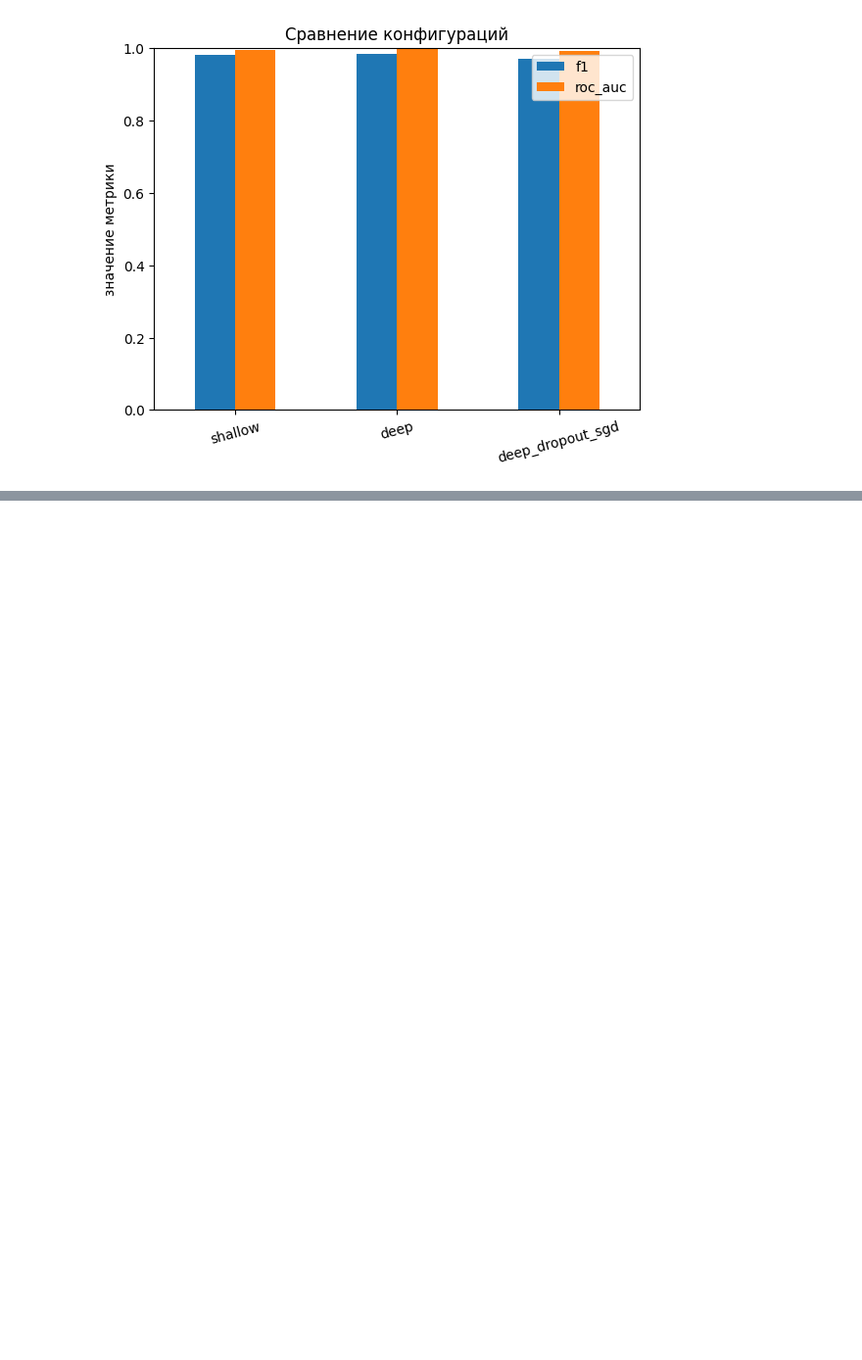
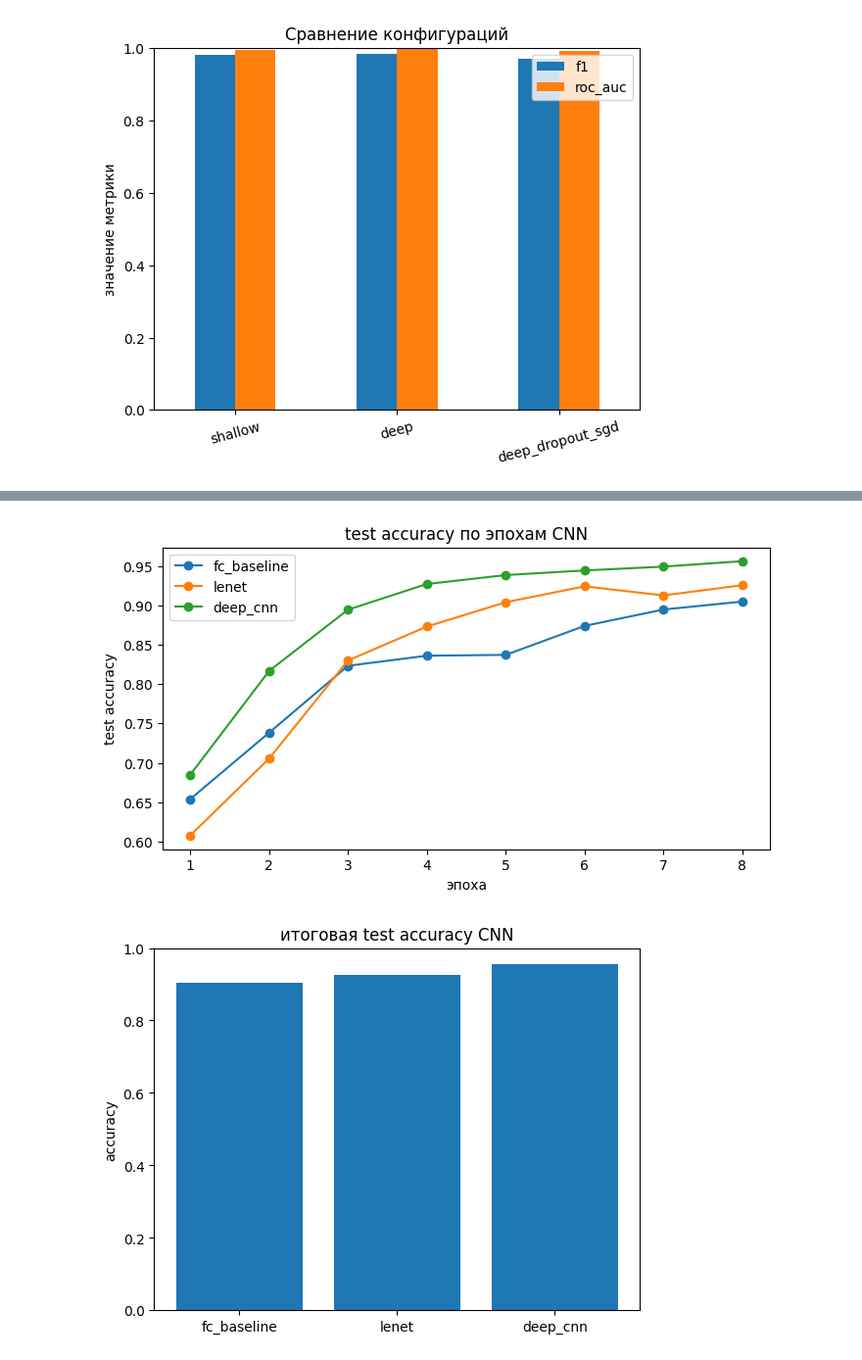
Before and after one commit to VladislavKostylev/GP5, a Jupyter notebook: GroupProject5.ipynb, the cells around one changed output, grey strips where cells are left out. Shown at 98% size. Drawn from its saved outputs; the diff is of its cells as text; code cells hidden in the pictures; blank space fills up the shorter version.

```diff
--- a/GroupProject5.ipynb
+++ b/GroupProject5.ipynb
@@ -447,0 +648,14 @@ deep_dropout_sgd  0.970    0.992     0.970
+# %%
+history_cnn = {}
+
+cfg = CFG_IMG()
+cfg.name = 'img_fc_baseline'
+history_cnn['fc_baseline'] = run_cnn(FCBaseline(n_classes), cfg)
+
+cfg = CFG_IMG()
+cfg.name = 'img_lenet'
+history_cnn['lenet'] = run_cnn(LeNetCNN(n_classes), cfg)
+
+cfg = CFG_IMG()
+cfg.name = 'img_deepcnn'
+history_cnn['deep_cnn'] = run_cnn(DeepCNN(n_classes), cfg)
@@ -447,0 +686,22 @@ deep_dropout_sgd  0.970    0.992     0.970
+# %%
+plt.figure(figsize=(8, 4))
+for name, h in history_cnn.items():
+    plt.plot(h['epoch'], h['test_acc'], marker='o', label=name)
+plt.title('test accuracy по эпохам CNN')
+plt.xlabel('эпоха')
+plt.ylabel('test accuracy')
+plt.legend()
+plt.show()
+
+final = {}
+for name in history_cnn:
+    h = history_cnn[name]
+    final[name] = h['test_acc'].iloc[-1]
+plt.bar(list(final), list(final.values()))
+plt.title('итоговая test accuracy CNN')
+plt.ylabel('accuracy')
+plt.ylim(0, 1)
+plt.show()
+# %% [output]
+[figure, added]
+[figure, added]
```
Also changed, not shown: parts of 8 cells of this notebook, 1 other file.
